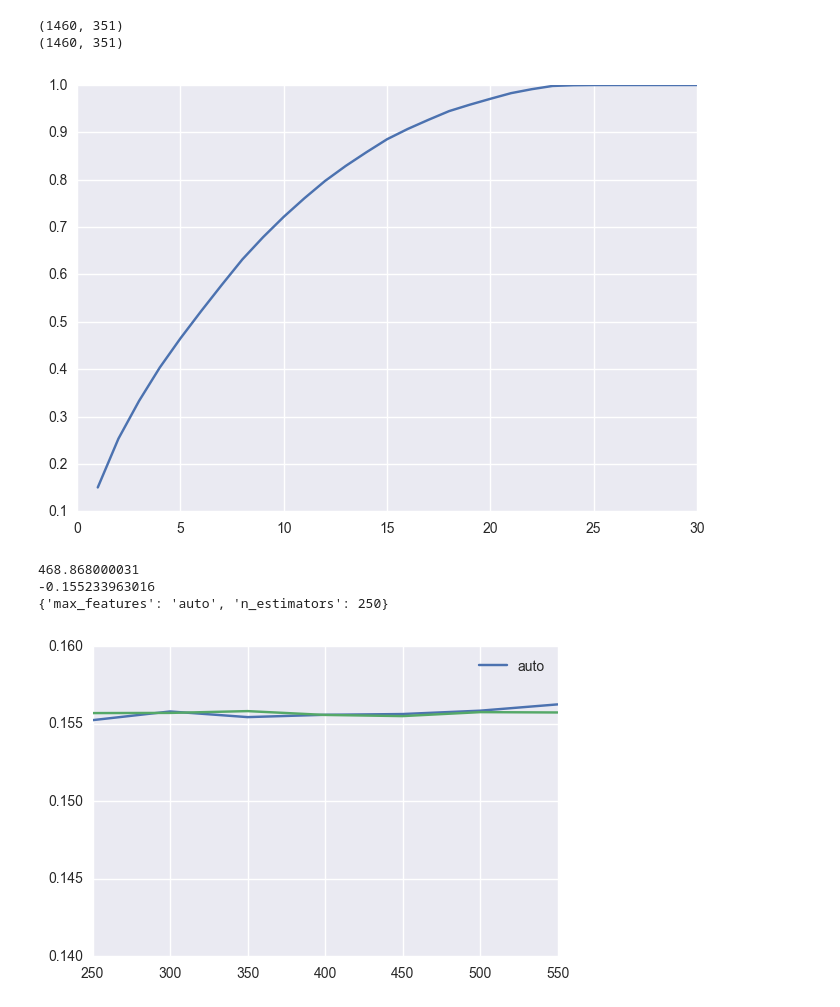
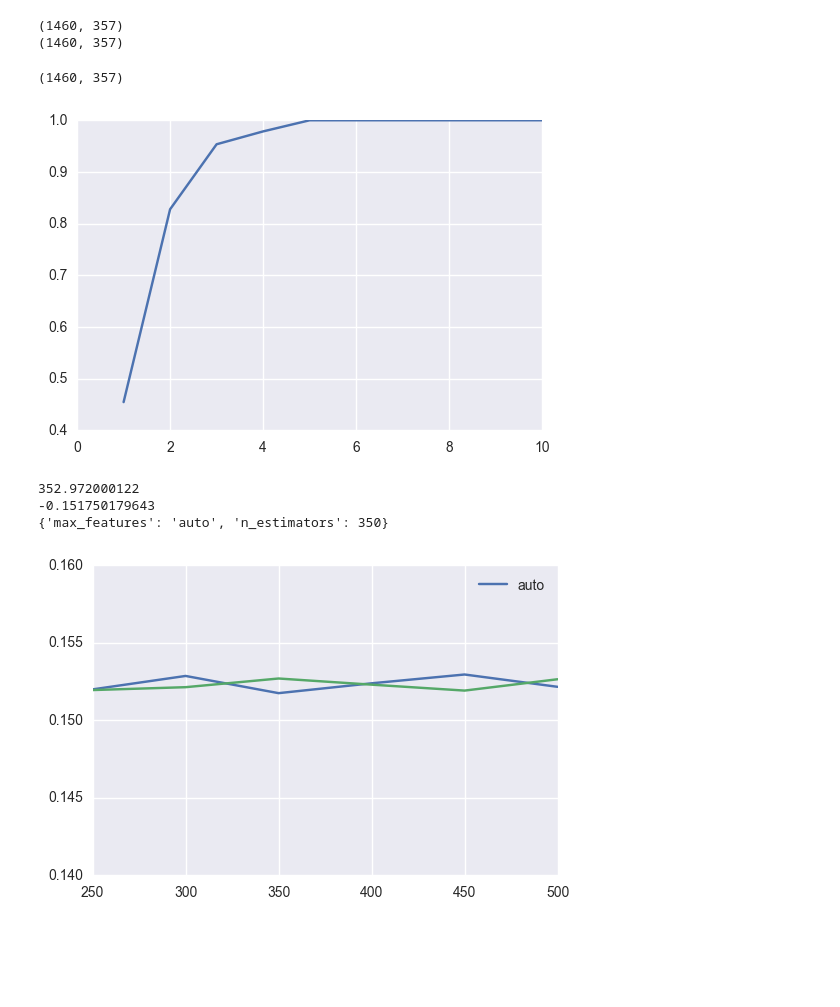
Before and after one commit to kctobin/207, a Jupyter notebook: RealEstateFinal - Models.ipynb, the cells around one changed output. Cells and saved outputs as stored; diff of their text form; code cells hidden in the pictures; blank space fills up the shorter version.

Commit message:
ensemble and non linear model updates

```diff
--- a/RealEstateFinal - Models.ipynb
+++ b/RealEstateFinal - Models.ipynb
@@ -26,39 +26,22 @@ from sklearn.svm import SVR
 from sklearn.gaussian_process import GaussianProcessRegressor as GPR
 from sklearn.model_selection import cross_val_score, GridSearchCV
 from sklearn.metrics import mean_squared_error
-from sklearn.linear_model import PassiveAggressiveRegressor as PAR
 from sklearn.kernel_ridge import KernelRidge as KR
 from sklearn.feature_selection import RFE
 from sklearn.model_selection import train_test_split
 from sklearn.decomposition import PCA
 import time
 
-# colTypesDict = {"MSSubClass":'category',"MSZoning":'category',"Street":'category',"Alley":'category',
-#                 "LotShape":'category',"LandContour":'category',"Utilities":'category',
-#                 "LotConfig":'category',"LandSlope":'category',"Neighborhood":'category',"Condition1":'category',
-#                 "Condition2":'category',"BldgType":'category',"HouseStyle":'category',"RoofStyle":'category',
-#                 "RoofMatl":'category',"Exterior1st":'category',"Exterior2nd":'category',"MasVnrType":'category',
-#                 "ExterQual":'category',"ExterCond":'category',"Foundation":'category',
-#                 "BsmtQual":'category',"BsmtCond":'category',"BsmtExposure":'category',"BsmtFinType1":'category',
-#                 "BsmtFinType2":'category',"Heating":'category',"HeatingQC":'category',"CentralAir":'category',
-#                 "Electrical":'category',"KitchenQual":'category',"Functional":'category',"FireplaceQu":'category',
-#                 "GarageType":'category',"GarageFinish":'category',
-#                 "GarageQual":'category',"GarageCond":'category',"PavedDrive":'category',
-#                 "PoolQC":'category',"Fence":'category',"MiscFeature":'category',
-#                 "SaleType":'category',"SaleCondition":'category'}
-
-# # LOAD THE PROVIDED TRAINING DATA
-# train = pd.read_csv('data/train.csv',delimiter=',',header=0,dtype=colTypesDict,na_values=["NA"])
-# test = pd.read_csv('data/test.csv',delimiter=',',header=0)
-
-train = pd.read_csv('data/train_fe.csv',delimiter=',',header=0,dtype=colTypesDict,na_values=["NA"])
+train = pd.read_csv('data/train_fe.csv',delimiter=',',header=0,na_values=["NA"])
 train_labels = train["SalePrice"].copy()
 train_labels = np.log(train["SalePrice"])
 train = train.drop( ["SalePrice"], axis=1 )
-train = pd.get_dummies(train, columns = train.select_dtypes(include=['category']).columns)
-train_split, dev, train_split_labels, dev_labels = train_test_split(train,train_labels, test_size = .2)
+train = train.drop(['Unnamed: 0'],axis=1)
+#train = pd.get_dummies(train, columns = train.select_dtypes(include=['category']).columns)
+train_split, dev, train_split_labels, dev_labels = train_test_split(train,train_labels, test_size = .5, random_state=207)
 test = pd.read_csv('data/test_fe.csv',delimiter=',',header=0)
-test = pd.get_dummies(test, columns = test.select_dtypes(include=['category']).columns)
+test = test.drop(['Unnamed: 0'],axis=1)
+#test = pd.get_dummies(test, columns = test.select_dtypes(include=['category']).columns)
 
 def simple_rmse(model, X, Y):
     y_pred = model.predict(X)
@@ -82,16 +65,6 @@ def plot_it(model):
     plt.ylim((10,14.0))
     plt.plot(range(10,15), range(10,15));
 
-def plot_rfe(model):
-    scores = []
-    for i in range(50):
-        rfe = RFE(model, i+1)
-        rfe.fit(train_split,train_split_labels)
-        scores.append(rfe.score(dev,dev_labels))
-
-    plt.scatter(range(1,51),scores)
-    plt.show()
-
 def plot_pca(model, n):
     scores = []
     pca = PCA(n)
@@ -108,10 +81,9 @@ print train.shape
 print test.shape
 
 preds_dev = train_labels.copy()
-preds_test = pd.DataFrame()
 # %% [output]
-(1460, 351)
-(1460, 351)
+(1460, 357)
+(1460, 357)
 # %%
 rfr_model = RFR() #n_estimators, max_features, max_depth, bootstrap
 etr_model = ETR() #n_estimatros, criterion, max_features, max_depth, bootstrap
@@ -122,47 +94,51 @@ lsvr_model = SVR(kernel="linear") #C, epsilon, kernel, degree
 psvr_model = SVR(kernel="poly") #C, epsilon, kernel, degree
 rsvr_model = SVR(kernel="rbf") #C, epsilon, kernel, degree
 gpr_model = GPR() #none
-par_model = PAR()
 lkr_model = KR(kernel="linear")
 pkr_model = KR(kernel="poly")
 rkr_model = KR(kernel="rbf")
 
-x = train
-y = train_labels
+x = train.copy()
+y = train_labels.copy()
+
+print x.shape
+# %% [output]
+(1460, 357)
 # %%
-pca_test = PCA(100)
+pca_test = PCA(10)
 pca_test.fit(x)
 var = []
-for a in range(30):
+for a in range(10):
     var.append(np.sum(pca_test.explained_variance_ratio_[:a+1]))
 
-plt.plot(range(1,31), var);
+plt.plot(range(1,11), var)
+plt.xlim((0,10));
 # %% [output]
-[figure, old version]
+[figure, new version]
 # %%
 #RandomForestRegressor
-est = [250,300,350,400,450,500,550]
+est = [250,300,350,400,450,500]
 feat = ["auto",None]
 start = time.time()
 rfr_params = {"n_estimators": est,
              "max_features": feat}
 gs1 = GridSearchCV(rfr_model, rfr_params, scoring = simple_rmse)
 gs1.fit(x,y)
 end = time.time()
 print end-start
 print gs1.best_score_
 print gs1.best_params_
 
 for a,val in enumerate(feat):
     plt.plot(est,-gs1.cv_results_['mean_test_score'][len(est)*a:len(est)*(a+1)], label=val)
     plt.legend()
 plt.ylim((.14,.16))
 plt.show;
 # %% [output]
-468.868000031
--0.155233963016
-{'max_features': 'auto', 'n_estimators': 250}
+352.972000122
+-0.151750179643
+{'max_features': 'auto', 'n_estimators': 350}
-[figure, old version]
+[figure, new version]
 # %%
 rfr_best = RFR(n_estimators =gs1.best_params_['n_estimators'],max_features =gs1.best_params_['max_features'])
 plot_it(rfr_best)
```
Also changed, not shown: parts of 58 cells of this notebook, 1 other file.
